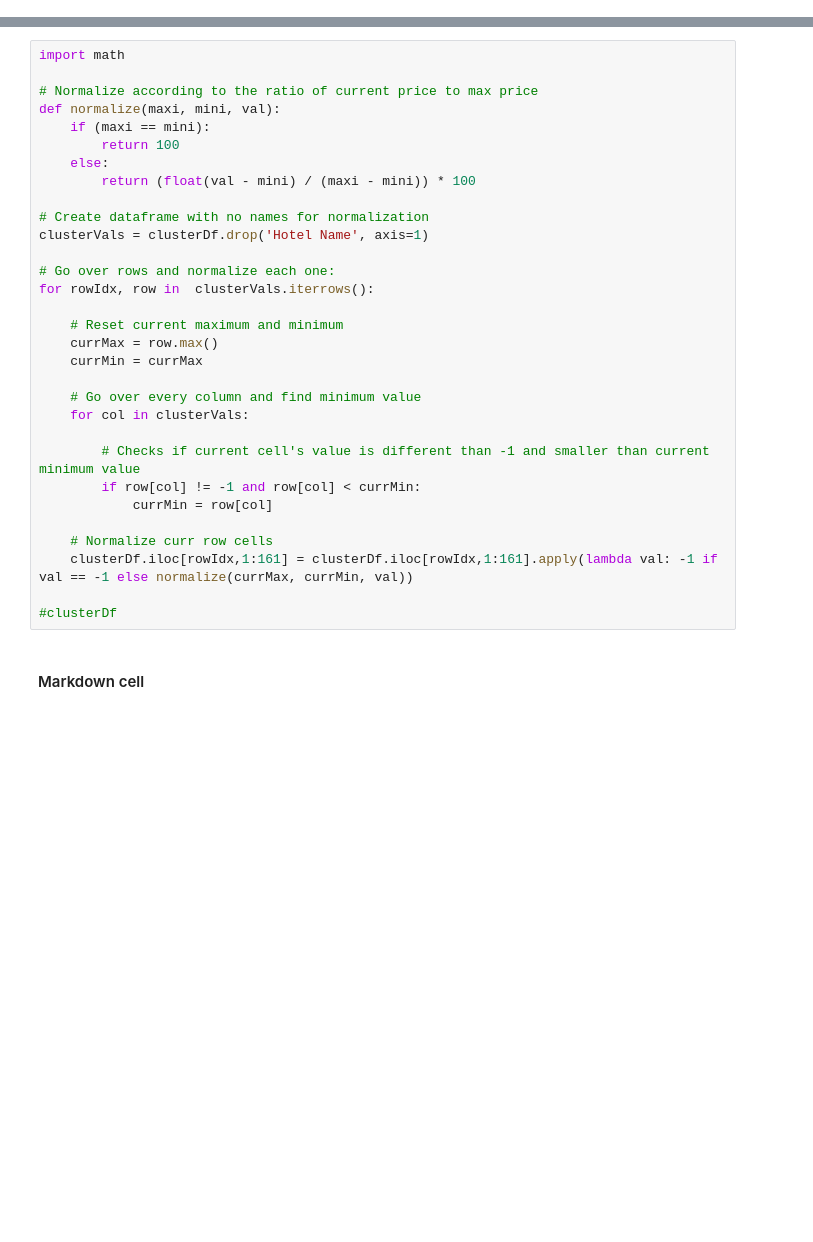
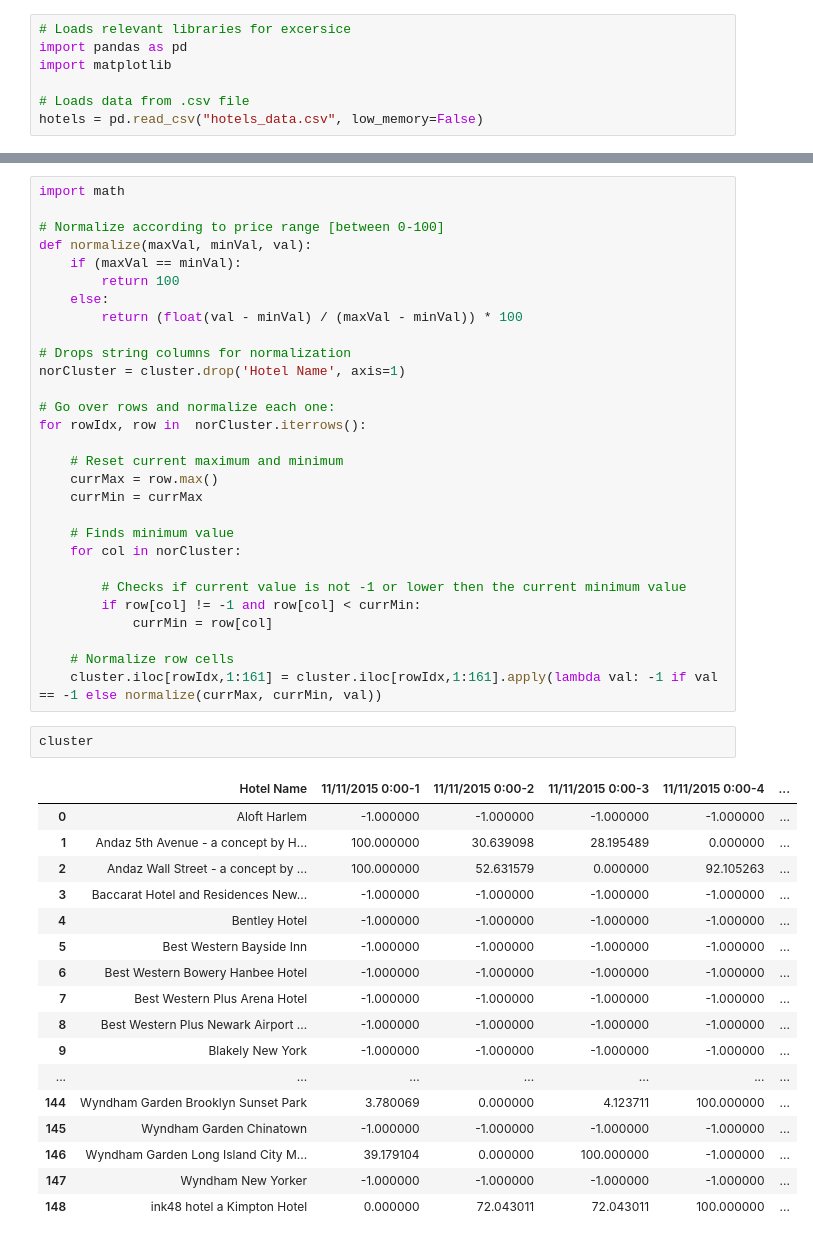
Before and after one commit to yardenGoldy/FinalProjectDataScience, a Jupyter notebook: clustering.ipynb, the cells around one changed output, grey strips where cells are left out. Saved outputs shown, nothing was run; the diff lists cells and outputs as text; blank space fills up the shorter version.

```diff
--- a/clustering.ipynb
+++ b/clustering.ipynb
@@ -72,0 +5,7 @@ clusterDf = clusterDf.fillna(-1)
+# %%
+# Loads relevant libraries for excersice
+import pandas as pd
+import matplotlib
+
+# Loads data from .csv file
+hotels = pd.read_csv("hotels_data.csv", low_memory=False)
@@ -73,33 +118,49 @@ clusterDf = clusterDf.fillna(-1)
 # %%
 import math
 
-# Normalize according to the ratio of current price to max price
-def normalize(maxi, mini, val):
-    if (maxi == mini):
+# Normalize according to price range [between 0-100]
+def normalize(maxVal, minVal, val):
+    if (maxVal == minVal):
         return 100
     else:
-        return (float(val - mini) / (maxi - mini)) * 100
+        return (float(val - minVal) / (maxVal - minVal)) * 100
 
-# Create dataframe with no names for normalization
-clusterVals = clusterDf.drop('Hotel Name', axis=1)
+# Drops string columns for normalization
+norCluster = cluster.drop('Hotel Name', axis=1)
 
 # Go over rows and normalize each one:
-for rowIdx, row in  clusterVals.iterrows():
+for rowIdx, row in  norCluster.iterrows():
 
     # Reset current maximum and minimum
     currMax = row.max()
     currMin = currMax
 
-    # Go over every column and find minimum value
-    for col in clusterVals:
+    # Finds minimum value
+    for col in norCluster:
 
-        # Checks if current cell's value is different than -1 and smaller than current minimum value
+        # Checks if current value is not -1 or lower then the current minimum value
         if row[col] != -1 and row[col] < currMin:
             currMin = row[col]
 
-    # Normalize curr row cells
-    clusterDf.iloc[rowIdx,1:161] = clusterDf.iloc[rowIdx,1:161].apply(lambda val: -1 if val == -1 else normalize(currMax, currMin, val))
-
-#clusterDf
+    # Normalize row cells
+    cluster.iloc[rowIdx,1:161] = cluster.iloc[rowIdx,1:161].apply(lambda val: -1 if val == -1 else normalize(currMax, currMin, val))
-# %% [markdown]
-#### Markdown cell
+# %%
+cluster
+# %% [output]
+|  | Hotel Name | 11/11/2015 0:00-1 | 11/11/2015 0:00-2 | 11/11/2015 0:00-3 | 11/11/2015 0:00-4 | ... |
+| 0 | Aloft Harlem | -1.000000 | -1.000000 | -1.000000 | -1.000000 | ... |
+| 1 | Andaz 5th Avenue - a concept by H... | 100.000000 | 30.639098 | 28.195489 | 0.000000 | ... |
+| 2 | Andaz Wall Street - a concept by ... | 100.000000 | 52.631579 | 0.000000 | 92.105263 | ... |
+| 3 | Baccarat Hotel and Residences New... | -1.000000 | -1.000000 | -1.000000 | -1.000000 | ... |
+| 4 | Bentley Hotel | -1.000000 | -1.000000 | -1.000000 | -1.000000 | ... |
+| 5 | Best Western Bayside Inn | -1.000000 | -1.000000 | -1.000000 | -1.000000 | ... |
+| 6 | Best Western Bowery Hanbee Hotel | -1.000000 | -1.000000 | -1.000000 | -1.000000 | ... |
+| 7 | Best Western Plus Arena Hotel | -1.000000 | -1.000000 | -1.000000 | -1.000000 | ... |
+| 8 | Best Western Plus Newark Airport ... | -1.000000 | -1.000000 | -1.000000 | -1.000000 | ... |
+| 9 | Blakely New York | -1.000000 | -1.000000 | -1.000000 | -1.000000 | ... |
+| ... | ... | ... | ... | ... | ... | ... |
+| 144 | Wyndham Garden Brooklyn Sunset Park | 3.780069 | 0.000000 | 4.123711 | 100.000000 | ... |
+| 145 | Wyndham Garden Chinatown | -1.000000 | -1.000000 | -1.000000 | -1.000000 | ... |
+| 146 | Wyndham Garden Long Island City M... | 39.179104 | 0.000000 | 100.000000 | -1.000000 | ... |
+| 147 | Wyndham New Yorker | -1.000000 | -1.000000 | -1.000000 | -1.000000 | ... |
+| 148 | ink48 hotel a Kimpton Hotel | 0.000000 | 72.043011 | 72.043011 | 100.000000 | ... |
```
Also changed, not shown: parts of 28 cells of this notebook, 6 other files.
